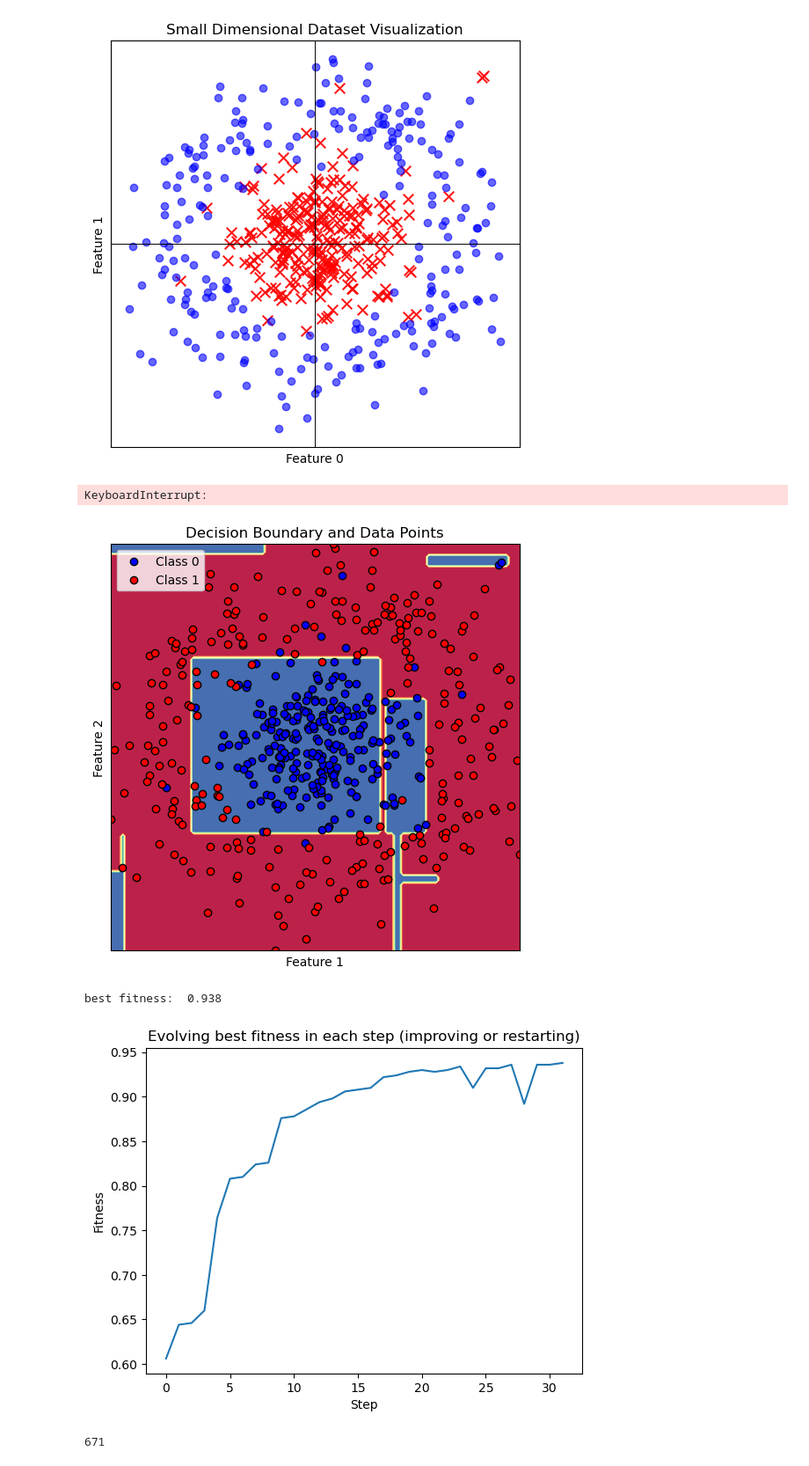
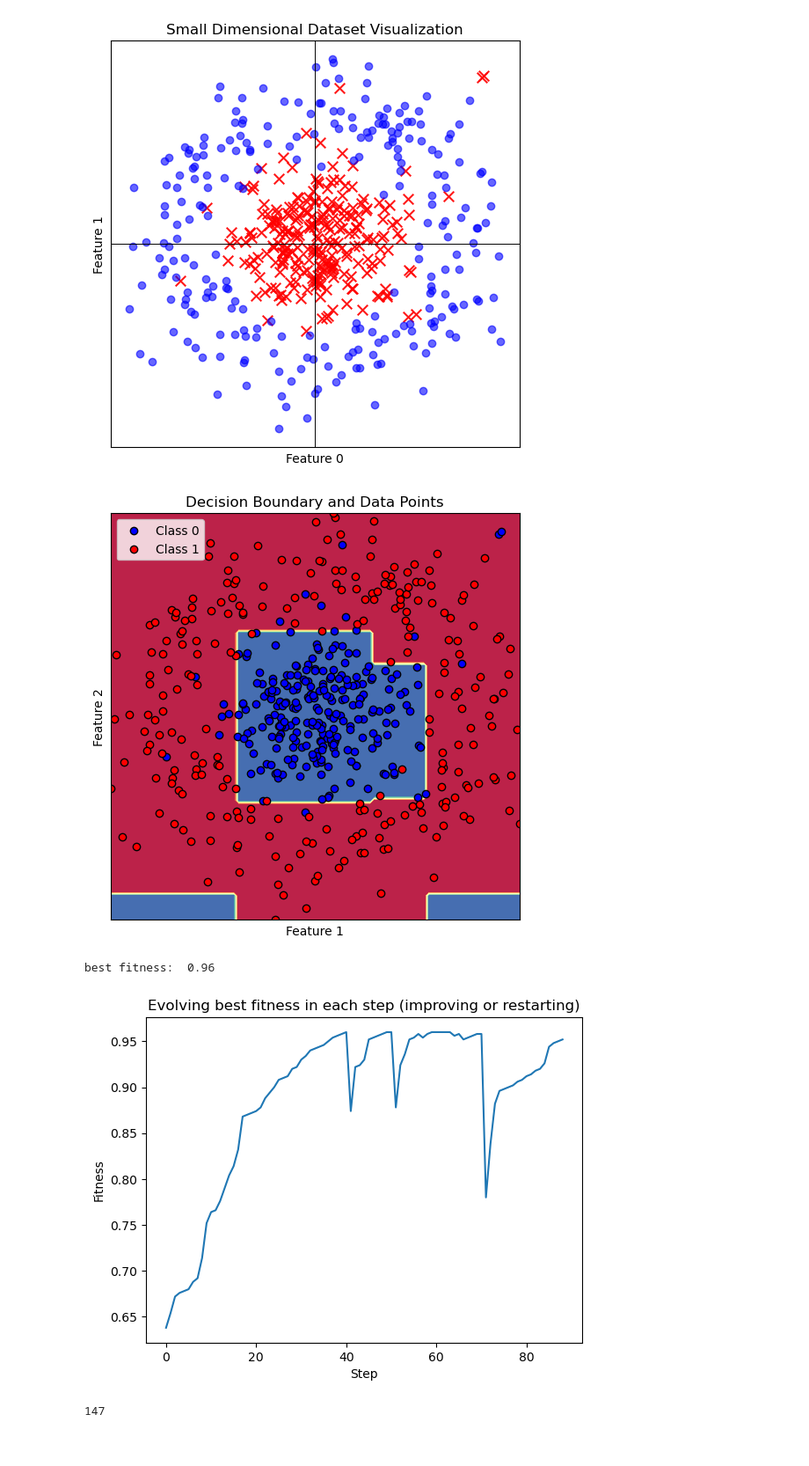
Before and after one commit to jsvobo/evo_sem, a Jupyter notebook: ls.ipynb, the cells around one changed output. Shown at 88% size. Drawn from its saved outputs; the diff is of its cells as text; code cells hidden in the pictures.

```diff
--- a/ls.ipynb
+++ b/ls.ipynb
@@ -21,11 +22,15 @@ fitness_fn_1 = lambda tree: fitness(tree, dataset_dict)
 # %% [output]
 [figure]
 # %%
-perturbation = lambda tree: randomly_grow(
-    tree, feature_bounds=dataset_dict["feature_bounds"], prob_add=0.1
+perturbation = lambda tree: combined_perturb(
+    tree,
+    feature_bounds=dataset_dict["feature_bounds"],
+    prob_value=0.05,  # change value by a small step
+    prob_add=0.06,  # expand leaf
+    prob_prune=0.01, #prune somewhere
 )
 # lambda tree: randomly_grow(
-#     tree, feature_bounds=dataset_dict["feature_bounds"], prob_add=0.1
+#     tree, feature_bounds=dataset_dict["feature_bounds"], prob_add=0.01
 # )
 
 # lambda tree: combined_perturb(
@@ -34,7 +39,7 @@ perturbation = lambda tree: randomly_grow(
 
 fitness_fn = fitness_fn_1
 
-init_fn = "clever"
+init_fn = "basic"
 # "basic"
 # "coinflip"
 # "clever"
@@ -44,7 +49,7 @@ max_evals = 10_000
 trials = 10
 
 fitness_list = []
-
+sizes = []
 for trial in range(trials):
 
     results = ls_first_improvement(
@@ -53,50 +58,56 @@ for trial in range(trials):
         initialisation_fn=init_fn,
         stop_cond=max_evals,
         one_step_max=500,
+        p_add=0.7,
+        max_depth=3,
         feature_bounds=dataset_dict["feature_bounds"],
     )
 
     fitness_list.append(results["best_fitness"])
-
+    sizes.append(results["best_tree"].size())
 
 fitness_list = np.array(fitness_list)
+sizes = np.array(sizes)
 
-
+print("fitness: ")
 print(np.mean(fitness_list), np.std(fitness_list))
 print(fitness_list)
+print("sizes: ")
+print(np.mean(sizes), np.std(sizes))
+print(sizes)
-# %% [output]
-KeyboardInterrupt:
 # %%
-perturbation = lambda tree: randomly_grow(
-    tree, feature_bounds=dataset_dict["feature_bounds"], prob_add=0.1
-)
+# perturbation = lambda tree: randomly_grow(
+#     tree, feature_bounds=dataset_dict["feature_bounds"], prob_add=0.03
+# )
 results = ls_first_improvement(
         fitness_fn=fitness_fn,
         perturbation_fn=perturbation,
         initialisation_fn=init_fn,
         stop_cond=max_evals,
-        one_step_max=1000,
+        one_step_max=500,
         feature_bounds=dataset_dict["feature_bounds"],
     )
 
 best_tree = results["best_tree"]
 visualise_tree_decision(best_tree, dataset_dict)
 best = results["best_fitness"]
 print("best fitness: ",best)
 # best_tree.print_tree_traverse()
 
 history = results["history"]
 evolving_fitnesses = [iteration["fitness"] for iteration in history]
 simple_graph(
     evolving_fitnesses,
     "Step",
     "Fitness",
     f"Evolving best fitness in each step (improving or restarting)",
 )
 
 print(best_tree.size())
+
+simple_graph(results["all_fitnesses"], "Step", "Fitness", "Fitness in each step")
 # %% [output]
-[figure, old version]
+[figure, new version]
-best fitness:  0.938
+best fitness:  0.96
-[figure, old version]
+[figure, new version]
-671
+147
```
Also changed, not shown: parts of 4 cells of this notebook, 4 other files.
